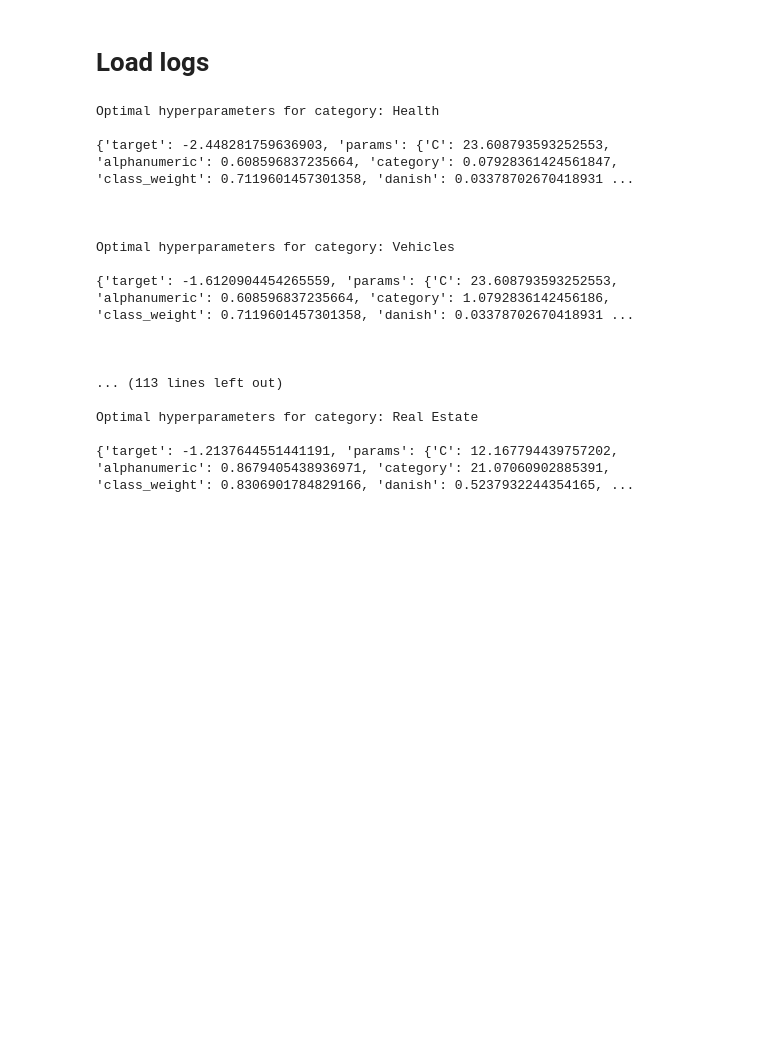
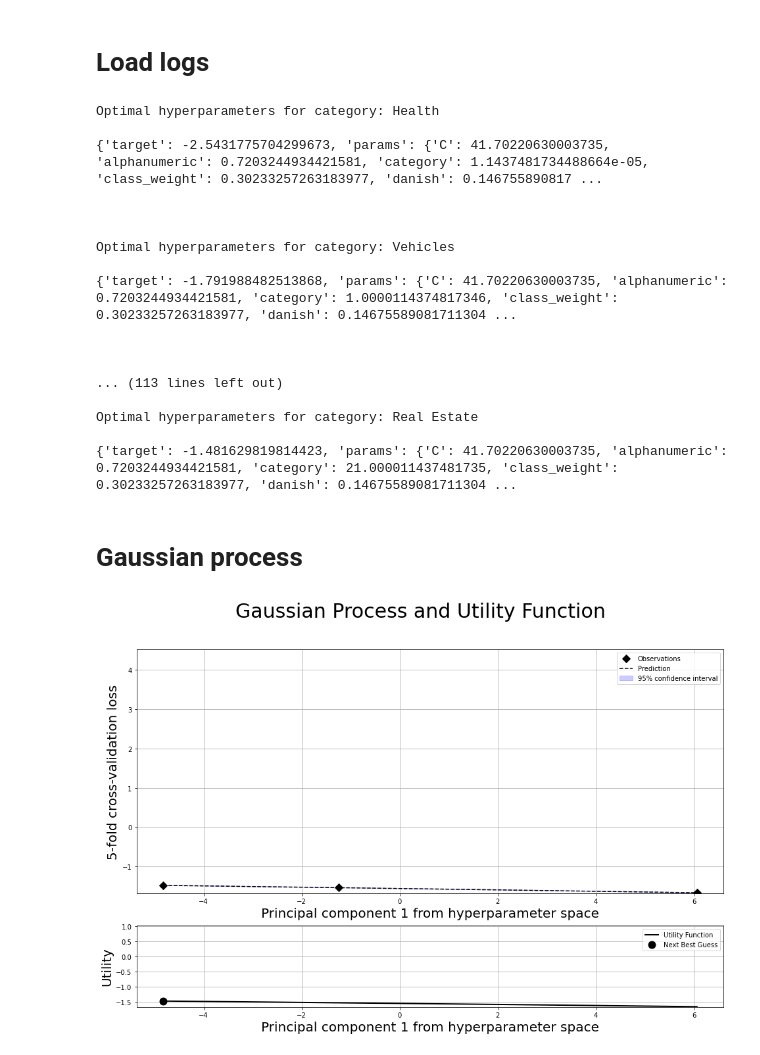
Before and after one commit to enriquedlh97/keyword_category_prediction_api, a Jupyter notebook: hyperparameter_optimization/support_vector_machine/optimal_hyperparams_support_vector_machine.ipynb, the cells around one changed output. Saved outputs shown, nothing was run; the diff lists cells and outputs as text; code cells hidden in the pictures; blank space fills up the shorter version.

```diff
--- a/hyperparameter_optimization/support_vector_machine/optimal_hyperparams_support_vector_machine.ipynb
+++ b/hyperparameter_optimization/support_vector_machine/optimal_hyperparams_support_vector_machine.ipynb
@@ -31,33 +32,32 @@ for category_idx in range(len(config['CLASS_NAMES'])):
 
   # Bounded region of parameter space
   pbounds = {
-      'category': (category_idx, category_idx + 0.1),  # Health
-      'C': (1e-5, 100),
-      'class_weight': (0, 1),
-      'solver': (0, 1),
-      'max_iter': (10, 10000),
-      'warm_start': (0, 1),
-      'vectorizer_selection': (0, 1),
-      'strip_accents': (0, 1),
-      'lowercase': (0, 1),
-      'ngram_range': (0, 1),
-      'english': (0, 1),
-      'italian': (0, 1),
-      'french': (0, 1),
-      'spanish': (0, 1),
-      'dutch': (0, 1),
-      'romanian': (0, 1),
-      'danish': (0, 1),
-      'norwegian': (0, 1),
-      'german': (0, 1),
-      'swedish': (0, 1),
-      'portuguese': (0, 1),
-      'finnish': (0, 1),
-      'alphanumeric': (0, 1),
-      'punctuation_and_lower_cased': (0, 1),
-      'new_lines': (0, 1),
-      'non_ascii': (0, 1),
-  }
+    'category': (0, 0 + 0.1),
+    'C': (1e-5, 100),
+    'max_iter': (10, 10000),
+    'class_weight': (0, 1),
+    'vectorizer_selection': (0, 1),
+    'strip_accents': (0, 1),
+    'lowercase': (0, 1),
+    'ngram_range': (0, 1),
+    'english': (0, 1),
+    'italian': (0, 1),
+    'french': (0, 1),
+    'spanish': (0, 1),
+    'dutch': (0, 1),
+    'romanian': (0, 1),
+    'danish': (0, 1),
+    'norwegian': (0, 1),
+    'german': (0, 1),
+    'swedish': (0, 1),
+    'portuguese': (0, 1),
+    'finnish': (0, 1),
+    'alphanumeric': (0, 1),
+    'punctuation_and_lower_cased': (0, 1),
+    'new_lines': (0, 1),
+    'non_ascii': (0, 1),
+}
+
 
 
   optimizer = BayesianOptimization(
@@ -67,19 +67,19 @@ for category_idx in range(len(config['CLASS_NAMES'])):
       random_state=1,
   )
 
-  load_logs(optimizer, logs=[f"hyperparameter_optimization/logistic_regression/logs/logs_{config['CLASS_NAMES'][category_idx].lower().replace(' ', '_')}.json"])
+  load_logs(optimizer, logs=[f"hyperparameter_optimization/support_vector_machine/logs/logs_{config['CLASS_NAMES'][category_idx].lower().replace(' ', '_')}.json"])
 
   print(optimizer.max, '\n')
 # %% [output]
 Optimal hyperparameters for category: Health
 
-{'target': -2.448281759636903, 'params': {'C': 23.608793593252553, 'alphanumeric': 0.608596837235664, 'category': 0.07928361424561847, 'class_weight': 0.7119601457301358, 'danish': 0.03378702670418931 ...
+{'target': -2.5431775704299673, 'params': {'C': 41.70220630003735, 'alphanumeric': 0.7203244934421581, 'category': 1.1437481734488664e-05, 'class_weight': 0.30233257263183977, 'danish': 0.146755890817 ...
 
 
 
 Optimal hyperparameters for category: Vehicles
 
-{'target': -1.6120904454265559, 'params': {'C': 23.608793593252553, 'alphanumeric': 0.608596837235664, 'category': 1.0792836142456186, 'class_weight': 0.7119601457301358, 'danish': 0.03378702670418931 ...
+{'target': -1.791988482513868, 'params': {'C': 41.70220630003735, 'alphanumeric': 0.7203244934421581, 'category': 1.0000114374817346, 'class_weight': 0.30233257263183977, 'danish': 0.14675589081711304 ...
 
 
 
@@ -87,4 +87,10 @@ Optimal hyperparameters for category: Vehicles
 
 Optimal hyperparameters for category: Real Estate
 
-{'target': -1.2137644551441191, 'params': {'C': 12.167794439757202, 'alphanumeric': 0.8679405438936971, 'category': 21.07060902885391, 'class_weight': 0.8306901784829166, 'danish': 0.5237932244354165, ...
+{'target': -1.481629819814423, 'params': {'C': 41.70220630003735, 'alphanumeric': 0.7203244934421581, 'category': 21.000011437481735, 'class_weight': 0.30233257263183977, 'danish': 0.14675589081711304 ...
+# %% [markdown]
+# Gaussian process
+# %%
+plot_gp(optimizer, axis_color='black', fc_color='b', ec_color='b', alpha=.2)
+# %% [output]
+[figure, added]
```
Also changed, not shown: parts of 1 cell of this notebook, 5 other files.
